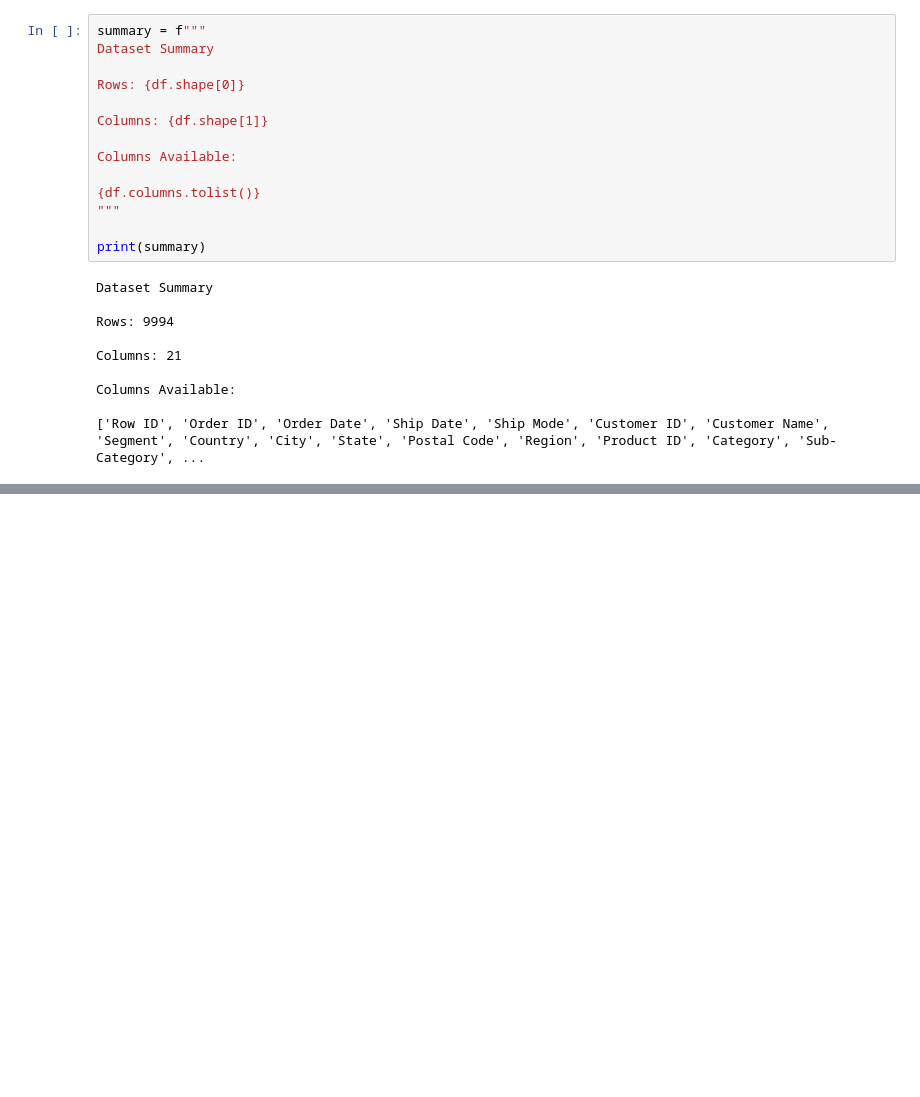
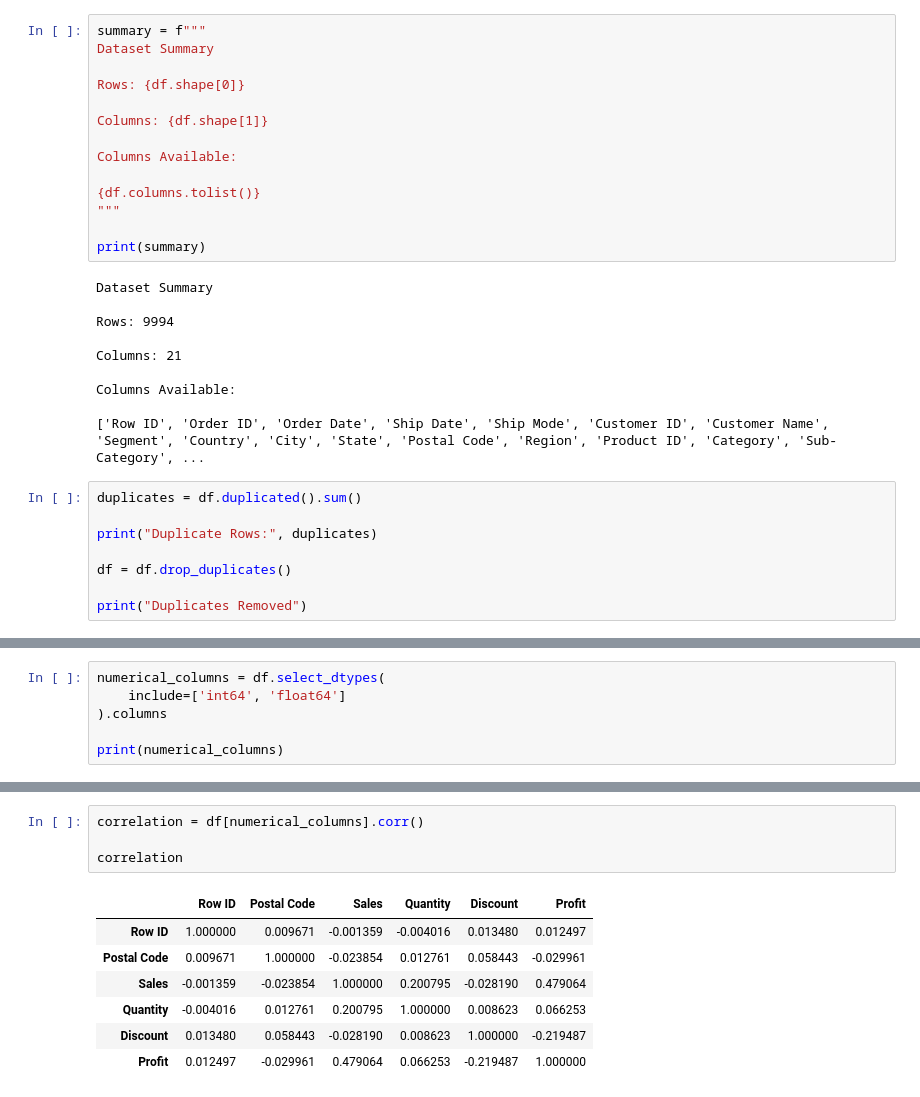
Before and after one commit to kartikdhyani817/AI-CSV-Data-Analyst-Agent, a Jupyter notebook: AI_CSV_Data_Analyst_Agent.ipynb, the cells around one changed output, grey strips where cells are left out. Cells and saved outputs as stored; diff of their text form; blank space fills up the shorter version.

```diff
--- a/AI_CSV_Data_Analyst_Agent.ipynb
+++ b/AI_CSV_Data_Analyst_Agent.ipynb
@@ -107,3 +107,11 @@ Columns: 21
 Columns Available:
 
 ['Row ID', 'Order ID', 'Order Date', 'Ship Date', 'Ship Mode', 'Customer ID', 'Customer Name', 'Segment', 'Country', 'City', 'State', 'Postal Code', 'Region', 'Product ID', 'Category', 'Sub-Category', ...
+# %%
+duplicates = df.duplicated().sum()
+
+print("Duplicate Rows:", duplicates)
+
+df = df.drop_duplicates()
+
+print("Duplicates Removed")
@@ -109,0 +174,6 @@ Columns Available:
+# %%
+numerical_columns = df.select_dtypes(
+    include=['int64', 'float64']
+).columns
+
+print(numerical_columns)
@@ -109,0 +194,12 @@ Columns Available:
+# %%
+correlation = df[numerical_columns].corr()
+
+correlation
+# %% [output]
+|  | Row ID | Postal Code | Sales | Quantity | Discount | Profit |
+| Row ID | 1.000000 | 0.009671 | -0.001359 | -0.004016 | 0.013480 | 0.012497 |
+| Postal Code | 0.009671 | 1.000000 | -0.023854 | 0.012761 | 0.058443 | -0.029961 |
+| Sales | -0.001359 | -0.023854 | 1.000000 | 0.200795 | -0.028190 | 0.479064 |
+| Quantity | -0.004016 | 0.012761 | 0.200795 | 1.000000 | 0.008623 | 0.066253 |
+| Discount | 0.013480 | 0.058443 | -0.028190 | 0.008623 | 1.000000 | -0.219487 |
+| Profit | 0.012497 | -0.029961 | 0.479064 | 0.066253 | -0.219487 | 1.000000 |
```
Also changed, not shown: parts of 9 cells of this notebook.
